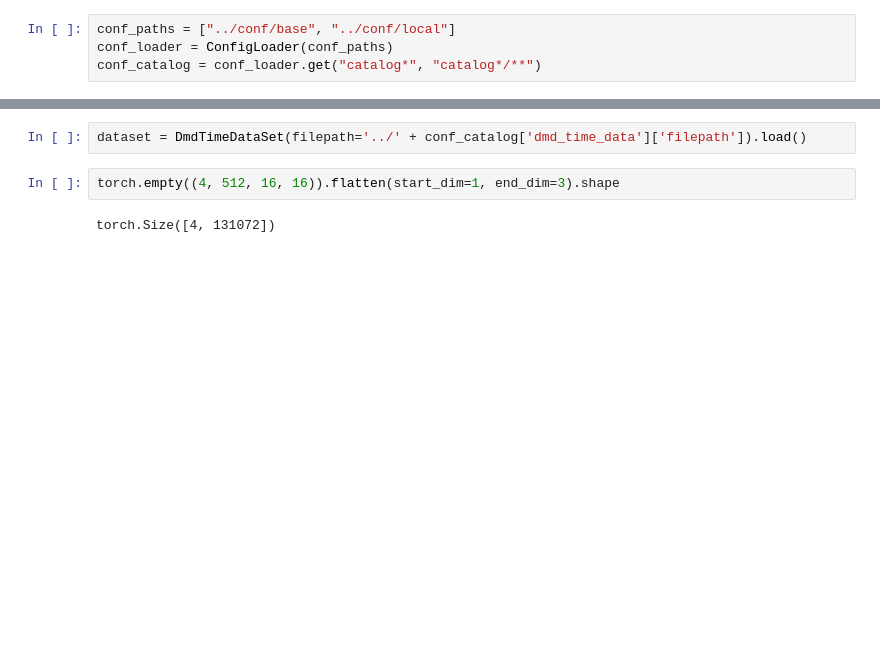
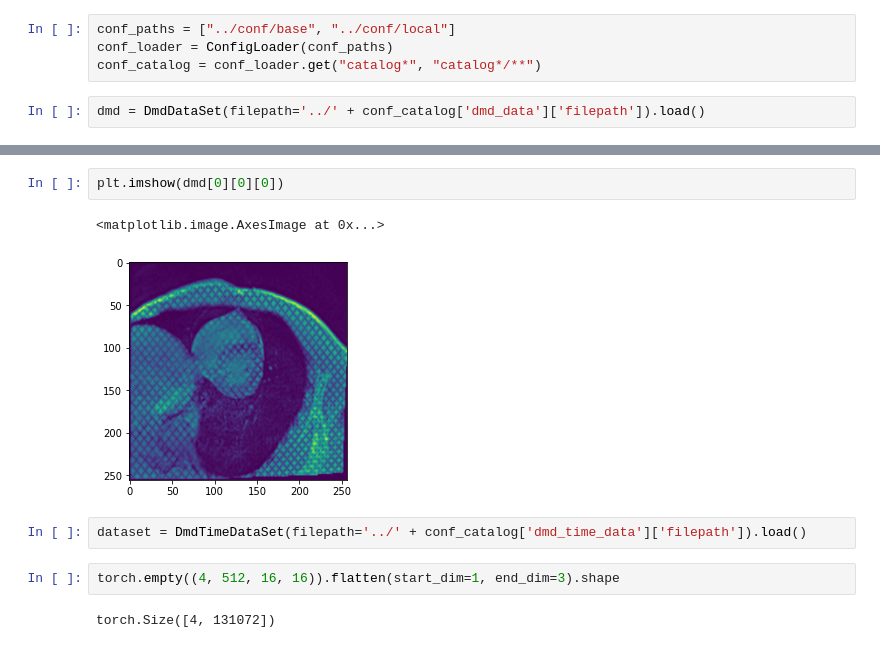
Before and after one commit to arnauddhaene/tagseg, a Jupyter notebook: notebooks/kedro_debug.ipynb, the cells around one changed output, grey strips where cells are left out. Saved outputs shown, nothing was run; the diff lists cells and outputs as text; blank space fills up the shorter version.

```diff
--- a/notebooks/kedro_debug.ipynb
+++ b/notebooks/kedro_debug.ipynb
@@ -22,3 +27,5 @@ from src.tagseg.pipelines.data_splitting.nodes import split_data
 conf_paths = ["../conf/base", "../conf/local"]
 conf_loader = ConfigLoader(conf_paths)
 conf_catalog = conf_loader.get("catalog*", "catalog*/**")
+# %%
+dmd = DmdDataSet(filepath='../' + conf_catalog['dmd_data']['filepath']).load()
@@ -25,3 +89,8 @@ conf_catalog = conf_loader.get("catalog*", "catalog*/**")
+# %%
+plt.imshow(dmd[0][0][0])
+# %% [output]
+<matplotlib.image.AxesImage at 0x...>
+[figure, added]
 # %%
 dataset = DmdTimeDataSet(filepath='../' + conf_catalog['dmd_time_data']['filepath']).load()
 # %%
```
Also changed, not shown: parts of 9 cells of this notebook, 26 other files.
